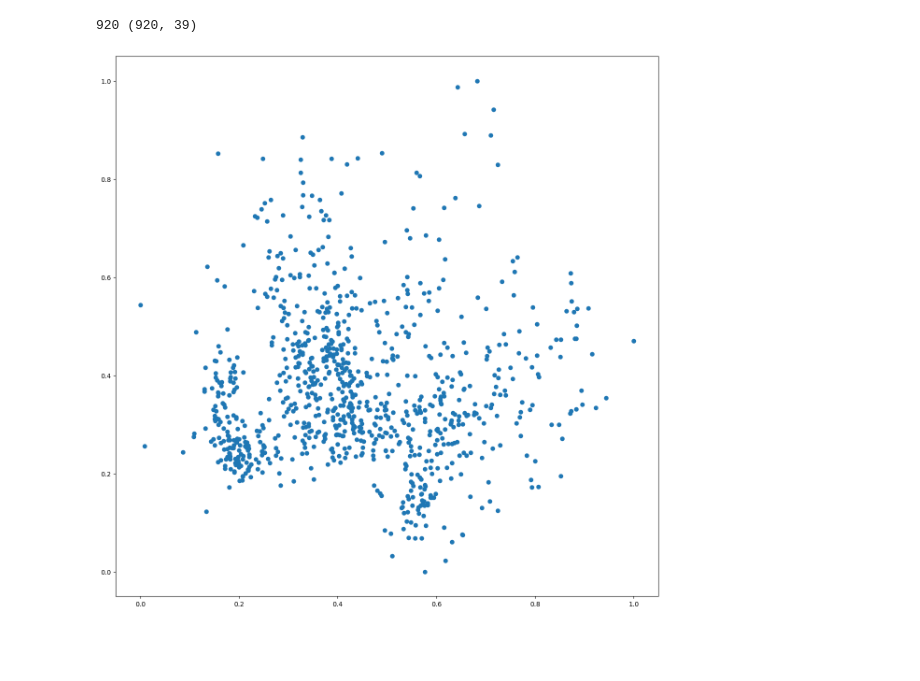
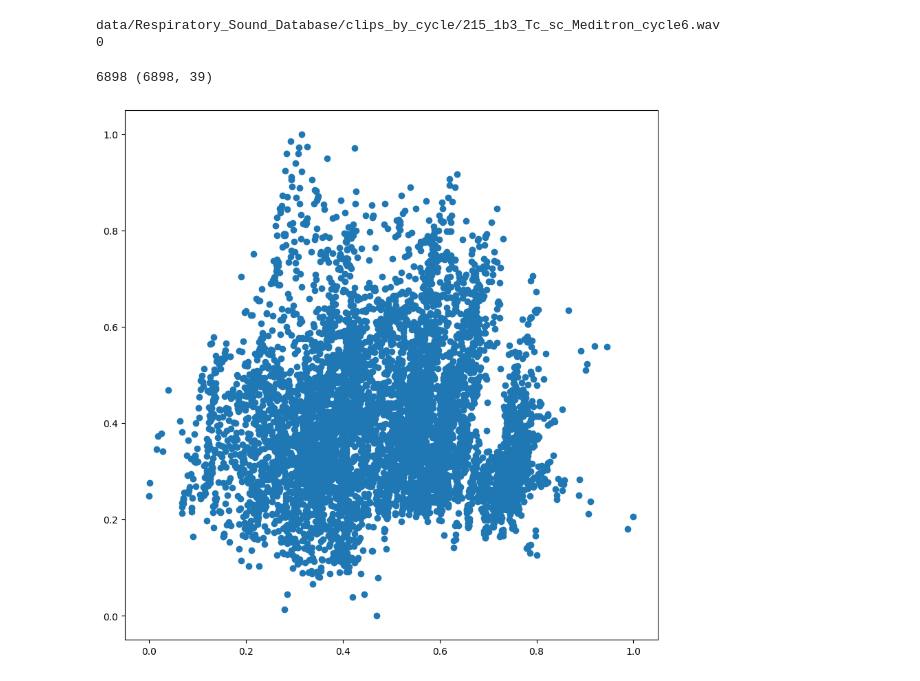
Before and after one commit to thearyanmittal/respiratory-audio-classification, a Jupyter notebook: audio_clustering.ipynb, the cells around one changed output. Drawn from its saved outputs; the diff is of its cells as text; code cells hidden in the pictures; blank space fills up the shorter version.

```diff
--- a/audio_clustering.ipynb
+++ b/audio_clustering.ipynb
@@ -8,8 +9,11 @@ from sklearn.manifold import TSNE
 from sklearn.decomposition import PCA
 from sklearn.preprocessing import MinMaxScaler
 # %%
-directory = 'data/Respiratory_Sound_Database/audio_and_txt_files'
+directory = 'data/Respiratory_Sound_Database/clips_by_cycle'
 dataset = []
+diseases = []
+sounds = [] # 0 crackle, 1 wheeze, 2 both, 3 neither
+df = pd.read_csv('data/data_complete.csv')
 
 sample_rate = 4000
 mfcc_size = 13
@@ -41,6 +45,9 @@ for file in os.listdir(directory):
         concat_features = np.hstack((concat_features, average_difference))
 
         dataset += [(file, concat_features)]
+# %% [output]
+data/Respiratory_Sound_Database/clips_by_cycle/215_1b3_Tc_sc_Meditron_cycle6.wav
+0
 # %%
 all_file_paths, mfcc_features = zip(*dataset)
 
@@ -54,31 +61,31 @@ all_json["filenames"] = all_file_paths
 print(len(all_file_paths),
       mfcc_features.shape)
 # %% [output]
-920 (920, 39)
+6898 (6898, 39)
 # %%
 def transform_numpy_to_json(array):
     data = []
     for position in array:
         data.append({
             'coordinates': position.tolist()
         })
     return data
 
 def get_pca(features):
     pca = PCA(n_components=2)
     transformed = pca.fit(features).transform(features)
     scaler = MinMaxScaler()
     scaler.fit(transformed)
     return scaler.transform(transformed)
 
 pca_mfcc = get_pca(mfcc_features)
 
 mfcc_key = 'pcamfcc'
 
 all_json[mfcc_key] = transform_numpy_to_json(pca_mfcc)
-plt.figure(figsize=(15, 15))
+plt.figure(figsize=(10, 10))
 _ = plt.scatter(pca_mfcc.T[0],
                 pca_mfcc.T[1])
 plt.show()
 # %% [output]
-[figure, old version]
+[figure, new version]
```
Also changed, not shown: parts of 1 cell of this notebook, 11 other files.
